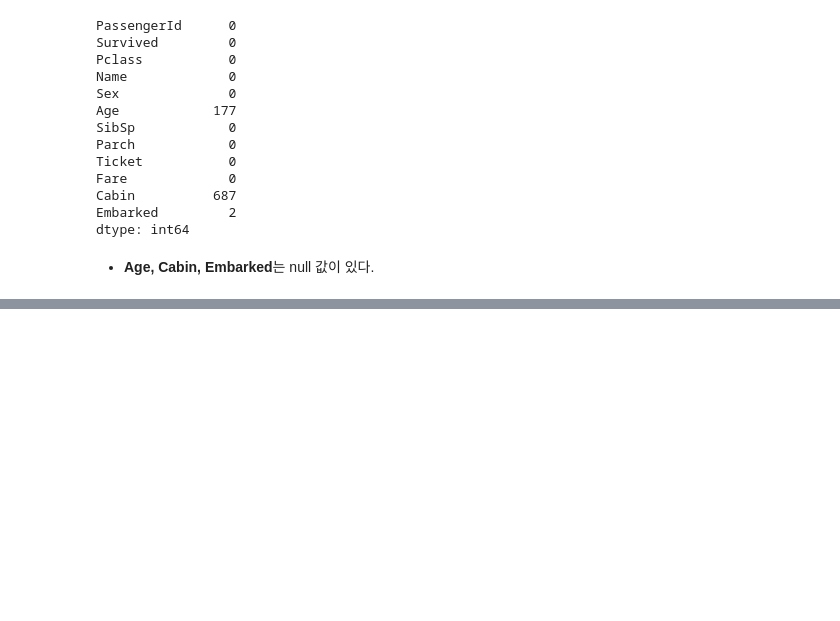
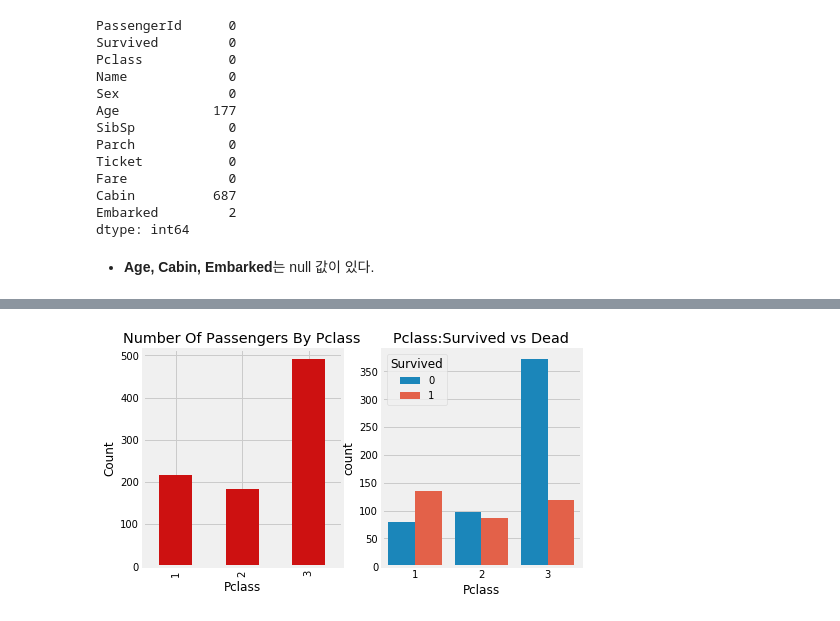
Before and after one commit to sunnight9507/Kaggle, a Jupyter notebook: Titanic/Copy_Titanic_EDA To Prediction(DieTanic).ipynb, the cells around one changed output, grey strips where cells are left out. Drawn from its saved outputs; the diff is of its cells as text; code cells hidden in the pictures; blank space fills up the shorter version.

```diff
--- a/Titanic/Copy_Titanic_EDA To Prediction(DieTanic).ipynb
+++ b/Titanic/Copy_Titanic_EDA To Prediction(DieTanic).ipynb
@@ -95,0 +124,12 @@ plt.show()
+# %%
+f, ax = plt.subplots(1,2,figsize = (7,4))
+data['Pclass'].value_counts()[[1,2,3]].plot.bar(color = ['#CD1111'], ax = ax[0])
+sns.countplot('Pclass',hue = 'Survived', data=data, ax = ax[1])
+ax[0].set_title('Number Of Passengers By Pclass')
+ax[0].set_xlabel('Pclass')
+ax[0].set_ylabel('Count')
+
+ax[1].set_title('Pclass:Survived vs Dead')
+plt.show()
+# %% [output]
+[figure, added]
```
Also changed, not shown: parts of 18 cells of this notebook.
